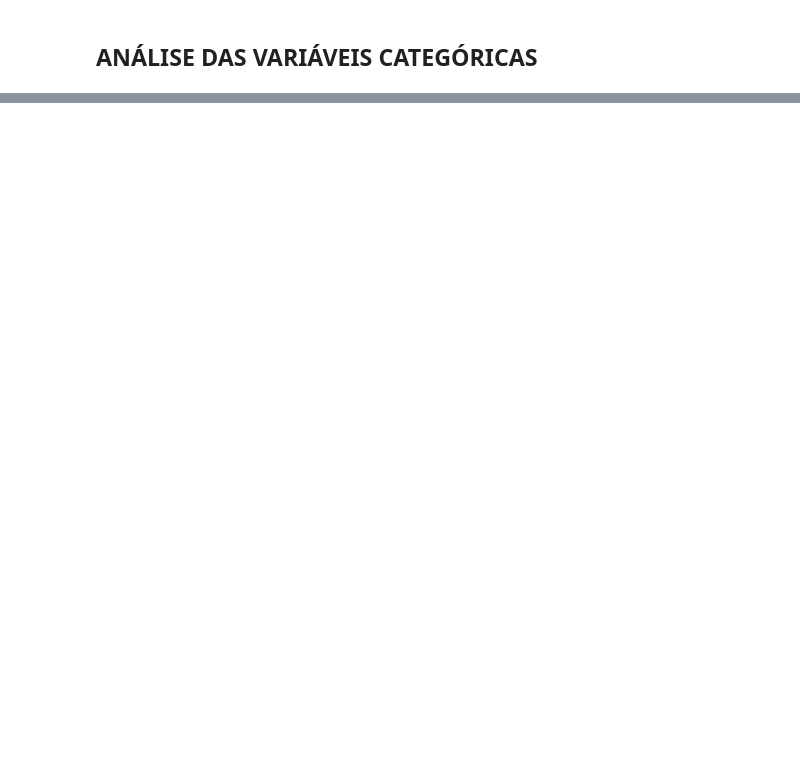
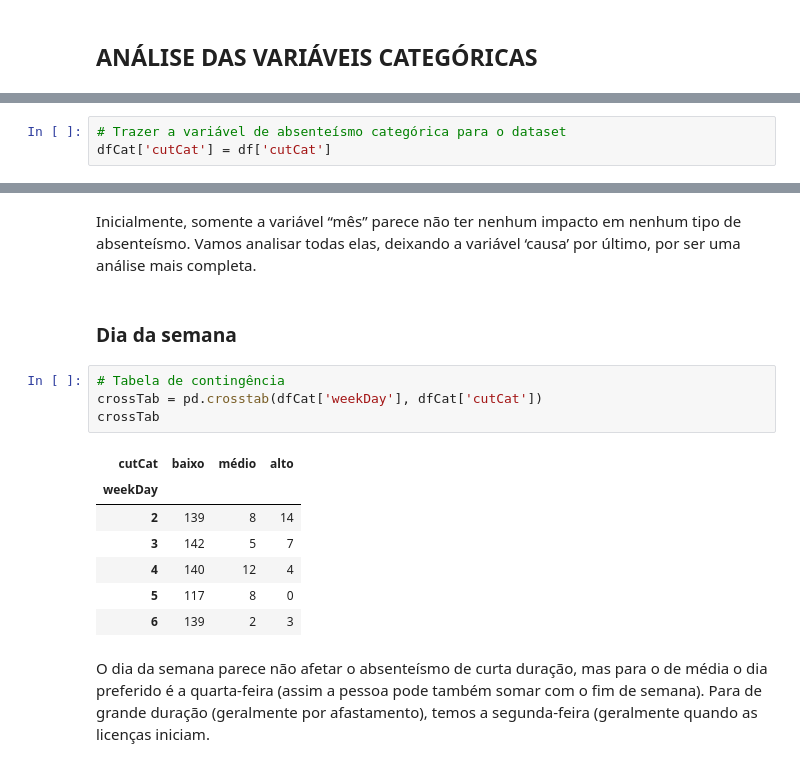
Before and after one commit to qymera0/per_dncPython, a Jupyter notebook: dinamica/dinamica02.ipynb, the cells around one changed output, grey strips where cells are left out. Cells and saved outputs as stored; diff of their text form; blank space fills up the shorter version.

```diff
--- a/dinamica/dinamica02.ipynb
+++ b/dinamica/dinamica02.ipynb
@@ -372,0 +384,3 @@ Comentários...
+# %%
+# Trazer a variável de absenteísmo categórica para o dataset
+dfCat['cutCat'] = df['cutCat']
@@ -372,0 +454,18 @@ Comentários...
+# %% [markdown]
+Inicialmente, somente a variável “mês” parece não ter nenhum impacto em nenhum tipo de absenteísmo. Vamos analisar todas elas, deixando a variável ‘causa’ por último, por ser uma análise mais completa.
+# %% [markdown]
+### Dia da semana
+# %%
+# Tabela de contingência
+crossTab = pd.crosstab(dfCat['weekDay'], dfCat['cutCat'])
+crossTab
+# %% [output]
+| cutCat | baixo | médio | alto |
+| weekDay |  |  |  |
+| 2 | 139 | 8 | 14 |
+| 3 | 142 | 5 | 7 |
+| 4 | 140 | 12 | 4 |
+| 5 | 117 | 8 | 0 |
+| 6 | 139 | 2 | 3 |
+# %% [markdown]
+O dia da semana parece não afetar o absenteísmo de curta duração, mas para o de média o dia preferido é a quarta-feira (assim a pessoa pode também somar com o fim de semana). Para de grande duração (geralmente por afastamento), temos a segunda-feira (geralmente quando as licenças iniciam.
```
Also changed, not shown: parts of 32 cells of this notebook.
